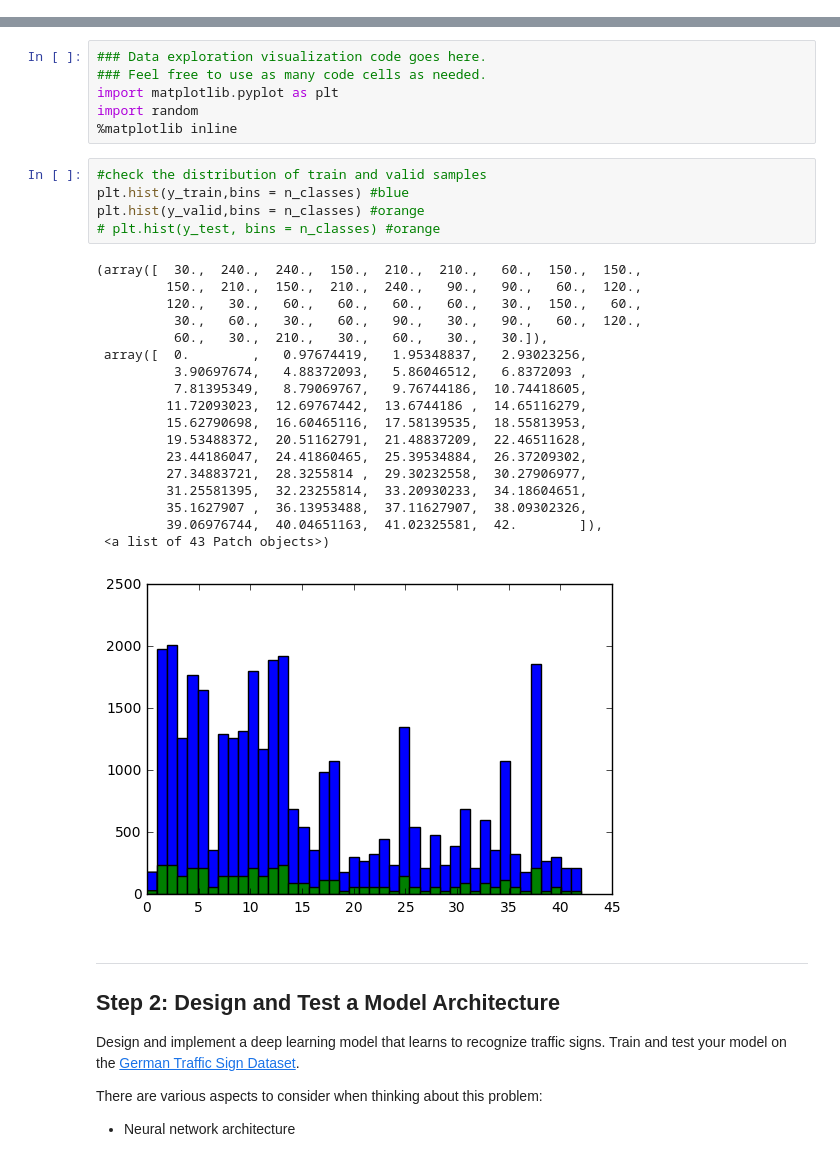
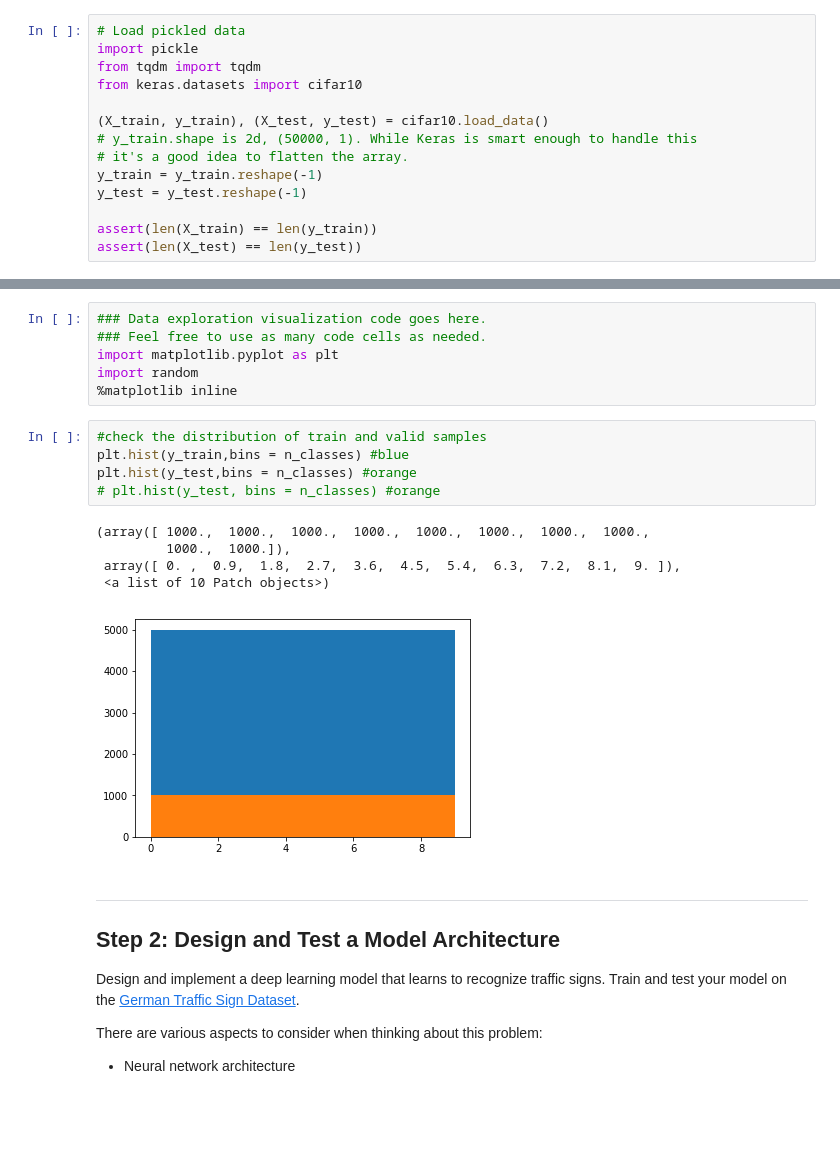
Before and after one commit to solix/Traffic_Sign_Deep_Neural_German, a Jupyter notebook: Traffic_Sign_Classifier.ipynb, the cells around one changed output, grey strips where cells are left out. Cells and saved outputs as stored; diff of their text form; blank space fills up the shorter version.

Commit message:
training cifar10 data on traffic network

```diff
--- a/Traffic_Sign_Classifier.ipynb
+++ b/Traffic_Sign_Classifier.ipynb
@@ -47,0 +22,14 @@ assert(len(X_test) == len(y_test))
+# %%
+# Load pickled data
+import pickle
+from tqdm import tqdm
+from keras.datasets import cifar10
+
+(X_train, y_train), (X_test, y_test) = cifar10.load_data()
+# y_train.shape is 2d, (50000, 1). While Keras is smart enough to handle this
+# it's a good idea to flatten the array.
+y_train = y_train.reshape(-1)
+y_test = y_test.reshape(-1)
+
+assert(len(X_train) == len(y_train))
+assert(len(X_test) == len(y_test))
@@ -110,27 +98,14 @@ import random
 # %%
 #check the distribution of train and valid samples
 plt.hist(y_train,bins = n_classes) #blue
-plt.hist(y_valid,bins = n_classes) #orange
+plt.hist(y_test,bins = n_classes) #orange
 # plt.hist(y_test, bins = n_classes) #orange
 # %% [output]
-(array([  30.,  240.,  240.,  150.,  210.,  210.,   60.,  150.,  150.,
-         150.,  210.,  150.,  210.,  240.,   90.,   90.,   60.,  120.,
-         120.,   30.,   60.,   60.,   60.,   60.,   30.,  150.,   60.,
-          30.,   60.,   30.,   60.,   90.,   30.,   90.,   60.,  120.,
-          60.,   30.,  210.,   30.,   60.,   30.,   30.]),
- array([  0.        ,   0.97674419,   1.95348837,   2.93023256,
-          3.90697674,   4.88372093,   5.86046512,   6.8372093 ,
-          7.81395349,   8.79069767,   9.76744186,  10.74418605,
-         11.72093023,  12.69767442,  13.6744186 ,  14.65116279,
-         15.62790698,  16.60465116,  17.58139535,  18.55813953,
-         19.53488372,  20.51162791,  21.48837209,  22.46511628,
-         23.44186047,  24.41860465,  25.39534884,  26.37209302,
-         27.34883721,  28.3255814 ,  29.30232558,  30.27906977,
-         31.25581395,  32.23255814,  33.20930233,  34.18604651,
-         35.1627907 ,  36.13953488,  37.11627907,  38.09302326,
-         39.06976744,  40.04651163,  41.02325581,  42.        ]),
- <a list of 43 Patch objects>)
+(array([ 1000.,  1000.,  1000.,  1000.,  1000.,  1000.,  1000.,  1000.,
+         1000.,  1000.]),
+ array([ 0. ,  0.9,  1.8,  2.7,  3.6,  4.5,  5.4,  6.3,  7.2,  8.1,  9. ]),
+ <a list of 10 Patch objects>)
-[figure, old version]
+[figure, new version]
 # %% [markdown]
 ----
 
```
Also changed, not shown: parts of 11 cells of this notebook, 3 other files.
